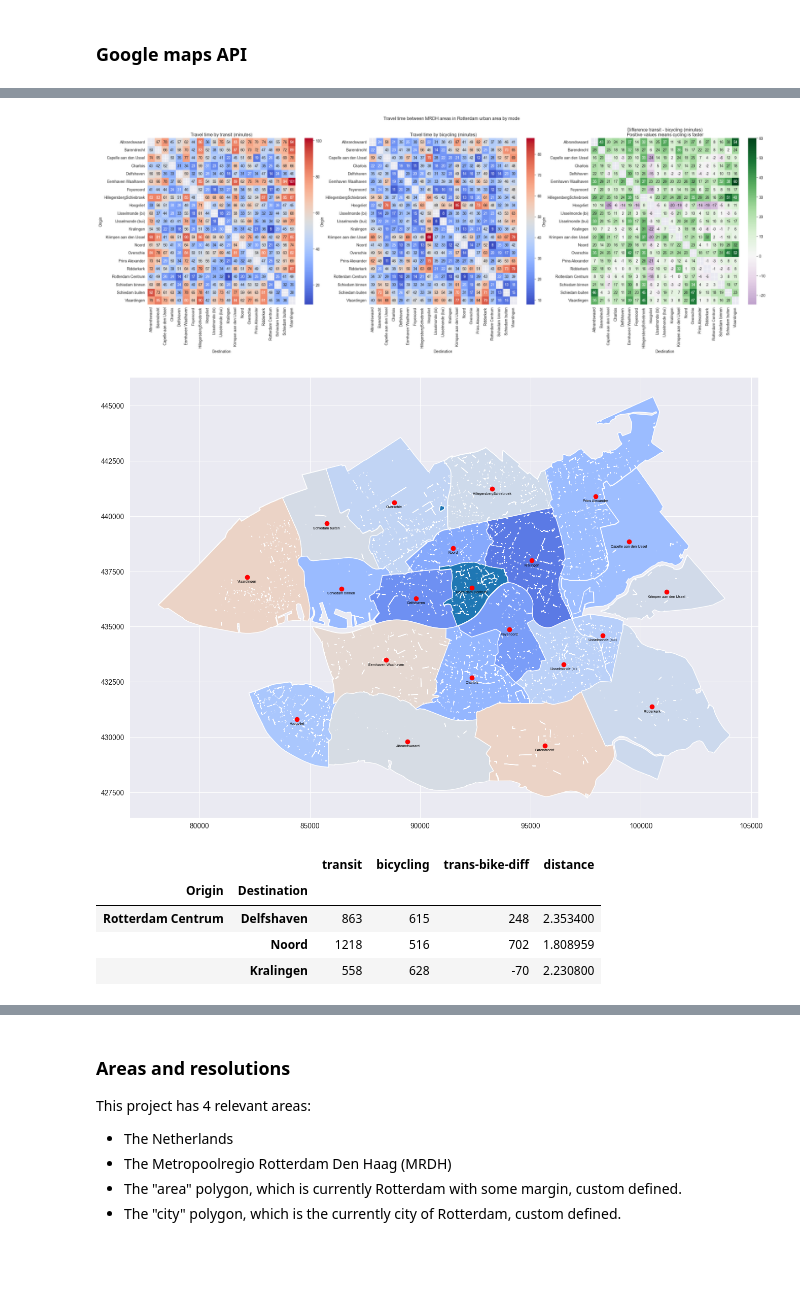
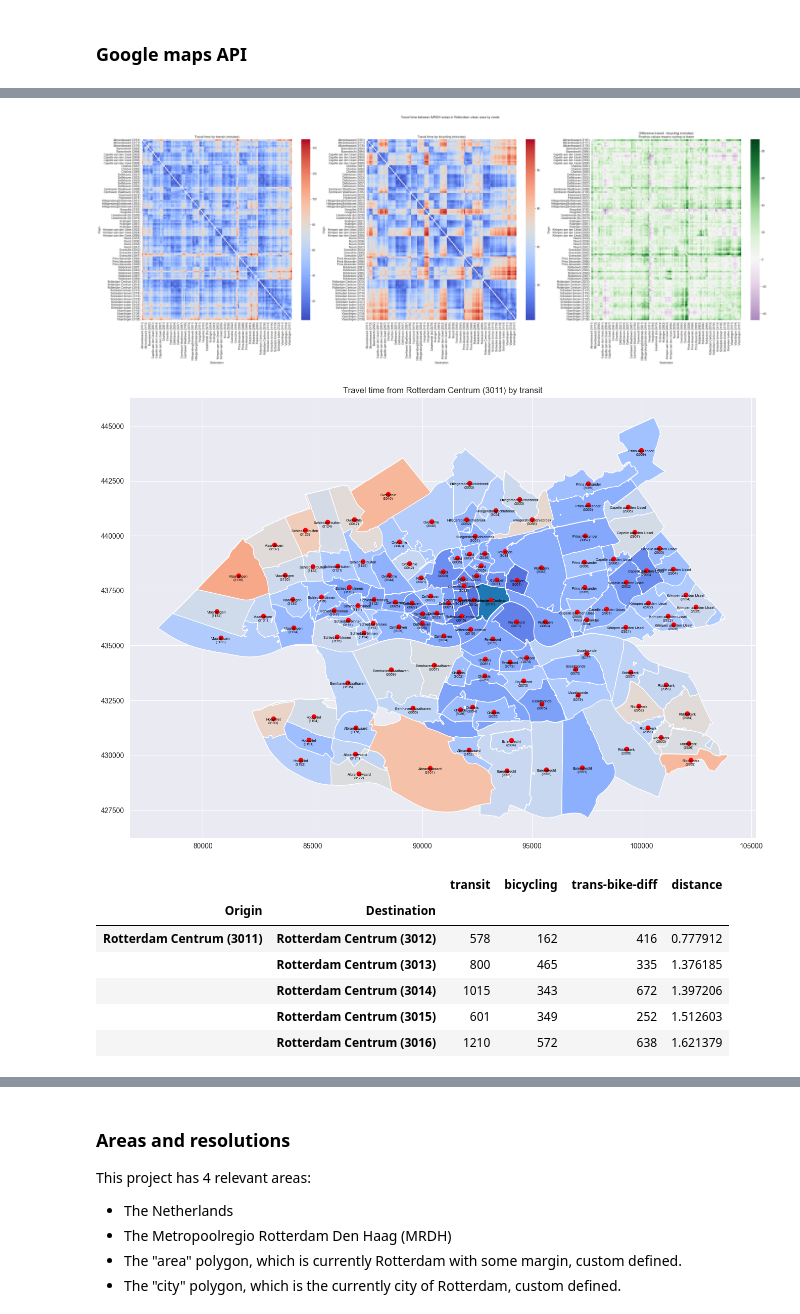
Before and after one commit to EwoutH/urban-self-driving-effects, a Jupyter notebook: travel_api/travel_time_distance_google.ipynb, the cells around one changed output, grey strips where cells are left out. Cells and saved outputs as stored; diff of their text form; code cells hidden in the pictures; blank space fills up the shorter version.

Commit message:
Update travel_time_distance_google.ipynb
Updated with pc4 coordinates

```diff
--- a/travel_api/travel_time_distance_google.ipynb
+++ b/travel_api/travel_time_distance_google.ipynb
@@ -213,20 +232,20 @@ Destination CRS: EPSG:4326
 with open("../secrets/gmap_api_key.txt") as f:
     api_key = f.readline()
 # %%
-# Single query
-time_1 = datetime(2024, 7, 2, 8, 30, 0)
-origin_1 = ["Rotterdam Alexander, 3068 AV Rotterdam"]
-destinations_1 = ["Delft Campus, 2623 CS Delft"]
-mode_1 = "transit"
-run_1 = False
-
-if run_1:
-    gmaps = googlemaps.Client(key=api_key)
-    result = gmaps.distance_matrix(
-        origins=origin_1,
-        destinations=destinations_1,
-        mode=mode_1,
-        departure_time=time_1,
-    )
-    result
+# # Single query
+# time_1 = datetime(2024, 7, 2, 8, 30, 0)
+# origin_1 = ["Rotterdam Alexander, 3068 AV Rotterdam"]
+# destinations_1 = ["Delft Campus, 2623 CS Delft"]
+# mode_1 = "transit"
+# run_1 = False
+#
+# if run_1:
+#     gmaps = googlemaps.Client(key=api_key)
+#     result = gmaps.distance_matrix(
+#         origins=origin_1,
+#         destinations=destinations_1,
+#         mode=mode_1,
+#         departure_time=time_1,
+#     )
+#     result
 # %%
@@ -331,6 +345,8 @@ Unique keys: {1, 2, 3, 4, 5, 6, 7, 8, 9, 10, 11, 13, 15, 28, 29, 31, 34, 41, 43,
 # %%
-# n65 number to name
-n65_to_name = data_sel["65x65 Naam"].to_dict()
+# Create a combined name: 65x65 Naam (pc4)
+data_sel["combined_name"] = data_sel["65x65 Naam"] + " (" + data_sel.index.astype(str) + ")"
+print(data_sel[["65x65 Naam", "combined_name"]].head(3))
+n65_to_name = data_sel["combined_name"].to_dict()
 
 # replace the (index, index) keys with the (name, name) keys
 for mode in travel_time_dict.keys():
@@ -359,50 +381,54 @@ travel_time_df.head(3)
 # %%
 # Create two subplots
-fig, axs = plt.subplots(1, 3, figsize=(30, 8))
+fig, axs = plt.subplots(1, 3, figsize=(42, 12))
 
 # Directly use travel_time_df
 for i, mode in enumerate(travel_time_dict.keys()):
     # Heatmap with seaborn
-    sns.heatmap((travel_time_df[mode]/60).unstack(), annot=True, fmt=".0f", cmap="coolwarm", ax=axs[i])
+    sns.heatmap((travel_time_df[mode]/60).unstack(), annot=False, fmt=".0f", cmap="coolwarm", ax=axs[i])
     axs[i].set_title(f"Travel time by {mode} (minutes)")
 
 # Add a plot with the difference between the two modes. Set 0 as the middle value.
-sns.heatmap((travel_time_df["trans-bike-diff"]/60).unstack(), annot=True, fmt=".0f", cmap="PRGn", ax=axs[2], center=0)
+sns.heatmap((travel_time_df["trans-bike-diff"]/60).unstack(), annot=False, fmt=".0f", cmap="PRGn", ax=axs[2], center=0)
 axs[2].set_title("Difference transit - bicycling (minutes)\nPositive values means cycling is faster")
 
 # Add title
 plt.suptitle("Travel time between MRDH areas in Rotterdam urban area by mode")
 # Save the plot
 plt.savefig("img/travel_time_heatmap.png", dpi=300, bbox_inches="tight")
 # %% [output]
-[figure, old version]
+[figure, new version]
 # %%
 # Convert the data to epsg:28992
 data = data_sel.to_crs(epsg=28992)
 # %%
 mode_m = "transit"
-origin_m = "Rotterdam Centrum"
+origin_m = "Rotterdam Centrum (3011)"
 # Plot a map with the travel time from Rotterdam Centrum to all other areas. Green means short travel time, red means long travel time
 fig, ax = plt.subplots(figsize=(16, 12))
 data.plot(column="GEBIEDEN", figsize=(16, 12), ax=ax)
 # Add the name labels above the centroids
-for x, y, label in zip(data.centroid.x, data.centroid.y-250, data["65x65 Naam"]):
+for x, y, label in zip(data.centroid.x, data.centroid.y-250, data["combined_name"]):
+    # Replace the " (" with a newline
+    label = label.replace(" (", "\n(")
     ax.text(x, y, label, color="black", fontsize=5, ha="center")
 # Add the travel time from Rotterdam Centrum
 for idx, row in data.iterrows():
-    destination = row["65x65 Naam"]
+    destination = row["combined_name"]
     if destination == origin_m:
         continue
     travel_time = travel_time_dict[mode_m][(origin_m, destination)]
     if travel_time is not None:
         color = sns.color_palette("coolwarm", as_cmap=True)(travel_time / travel_time_df[mode].max())
-        data[data["65x65 Naam"] == destination].plot(color=color, ax=ax)
+        data[data["combined_name"] == destination].plot(color=color, ax=ax)
+# Set title
+plt.title(f"Travel time from {origin_m} by {mode_m}")
 # Add the centroids
 data.centroid.plot(ax=ax, color="red")
 # Save the plot
 plt.savefig(f"img/travel_time_{origin_m.lower().replace(' ', '_')}_{mode_m}.png", dpi=300, bbox_inches="tight")
 # %% [output]
-[figure, old version]
+[figure, new version]
 # %%
 from geopy.distance import geodesic
 # %%
@@ -416,13 +442,15 @@ for i, origin in data_sel.iterrows():
 # %%
 # Add the distances to the travel_time_df
 travel_time_df["distance"] = [distances[key] for key in travel_time_df.index]
-travel_time_df.head(3)
+travel_time_df.head()
 # %% [output]
 |  |  | transit | bicycling | trans-bike-diff | distance |
 | Origin | Destination |  |  |  |  |
-| Rotterdam Centrum | Delfshaven | 863 | 615 | 248 | 2.353400 |
-|  | Noord | 1218 | 516 | 702 | 1.808959 |
-|  | Kralingen | 558 | 628 | -70 | 2.230800 |
+| Rotterdam Centrum (3011) | Rotterdam Centrum (3012) | 578 | 162 | 416 | 0.777912 |
+|  | Rotterdam Centrum (3013) | 800 | 465 | 335 | 1.376185 |
+|  | Rotterdam Centrum (3014) | 1015 | 343 | 672 | 1.397206 |
+|  | Rotterdam Centrum (3015) | 601 | 349 | 252 | 1.512603 |
+|  | Rotterdam Centrum (3016) | 1210 | 572 | 638 | 1.621379 |
 # %%
 # Create two subplots
 fig, axs = plt.subplots(1, 2, figsize=(20, 8))
```
Also changed, not shown: parts of 10 cells of this notebook.
